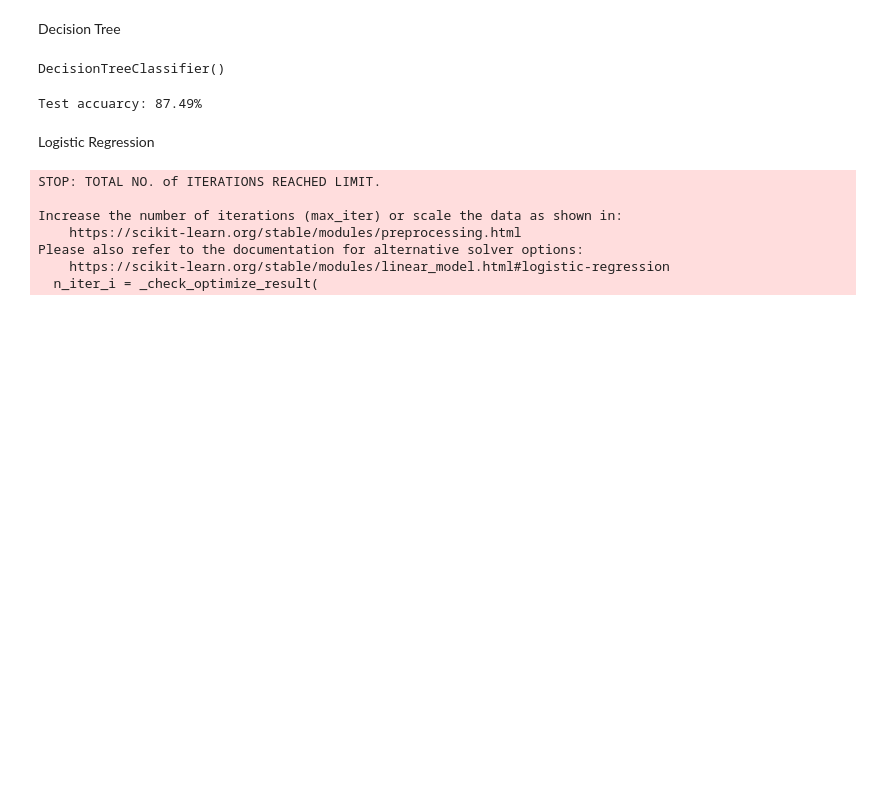
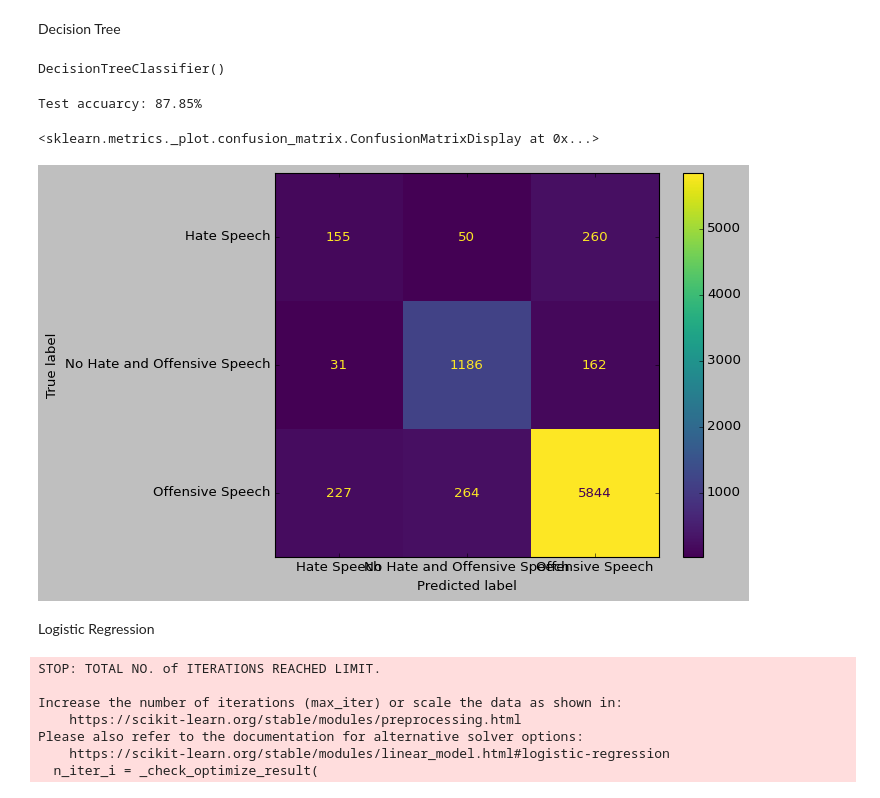
Before and after one commit to Parth-Hariyani3001/Hate-speech-Detetion-using-python, a Jupyter notebook: Hate_speech_detection.ipynb, the cells around one changed output. Saved outputs shown, nothing was run; the diff lists cells and outputs as text; code cells hidden in the pictures; blank space fills up the shorter version.

```diff
--- a/Hate_speech_detection.ipynb
+++ b/Hate_speech_detection.ipynb
@@ -6,8 +6,11 @@ from sklearn. model_selection import train_test_split
 from sklearn. tree import DecisionTreeClassifier
 from sklearn.linear_model import LogisticRegression
 import matplotlib.pyplot as plt
+from matplotlib import style
+style.use('ggplot')
 from wordcloud import WordCloud
 import seaborn as sns
+from sklearn.ensemble import VotingClassifier
 from sklearn.metrics import accuracy_score, classification_report, confusion_matrix, ConfusionMatrixDisplay
 # %%
 import nltk
@@ -108,11 +111,19 @@ dtc. fit(X_train,y_train)
 # %% [output]
 DecisionTreeClassifier()
 # %%
-dtc_pred = dtc.predict (X_test)
-dtc_pred = accuracy_score(dtc_pred, y_test)
-print("Test accuarcy: {:.2f}%".format(dtc_pred*100))
+dtc_predict = dtc.predict(X_test)
+dtc_acc = accuracy_score(dtc_predict, y_test)
+print("Test accuarcy: {:.2f}%".format(dtc_acc*100))
 # %% [output]
-Test accuarcy: 87.49%
+Test accuarcy: 87.85%
+# %%
+style.use('classic')
+cm = confusion_matrix(y_test, dtc_predict, labels=dtc.classes_)
+disp = ConfusionMatrixDisplay(confusion_matrix=cm, display_labels=dtc.classes_)
+disp.plot()
+# %% [output]
+<sklearn.metrics._plot.confusion_matrix.ConfusionMatrixDisplay at 0x...>
+[figure, added]
 # %% [markdown]
 Logistic Regression
 # %%
```
Also changed, not shown: parts of 18 cells of this notebook, 5 other files.
